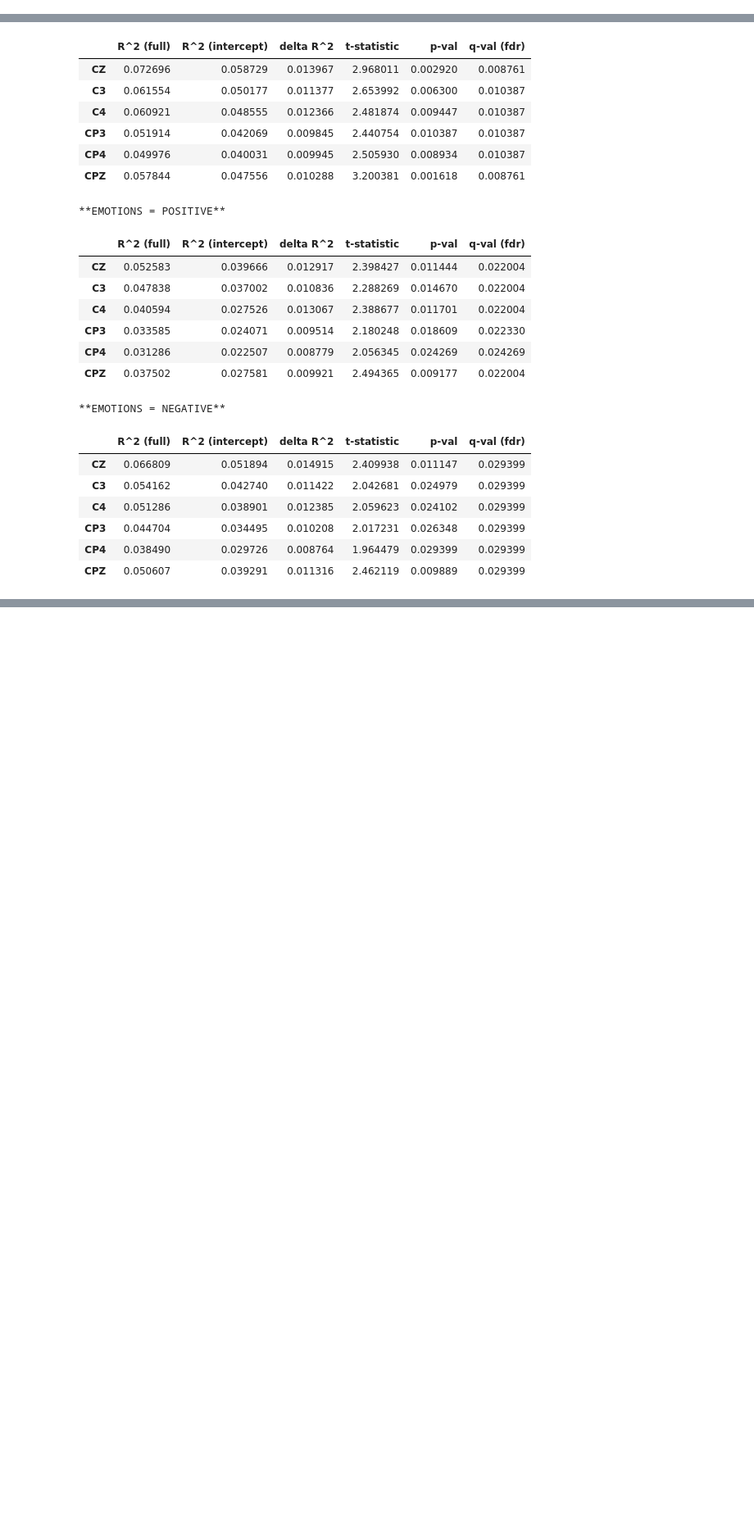
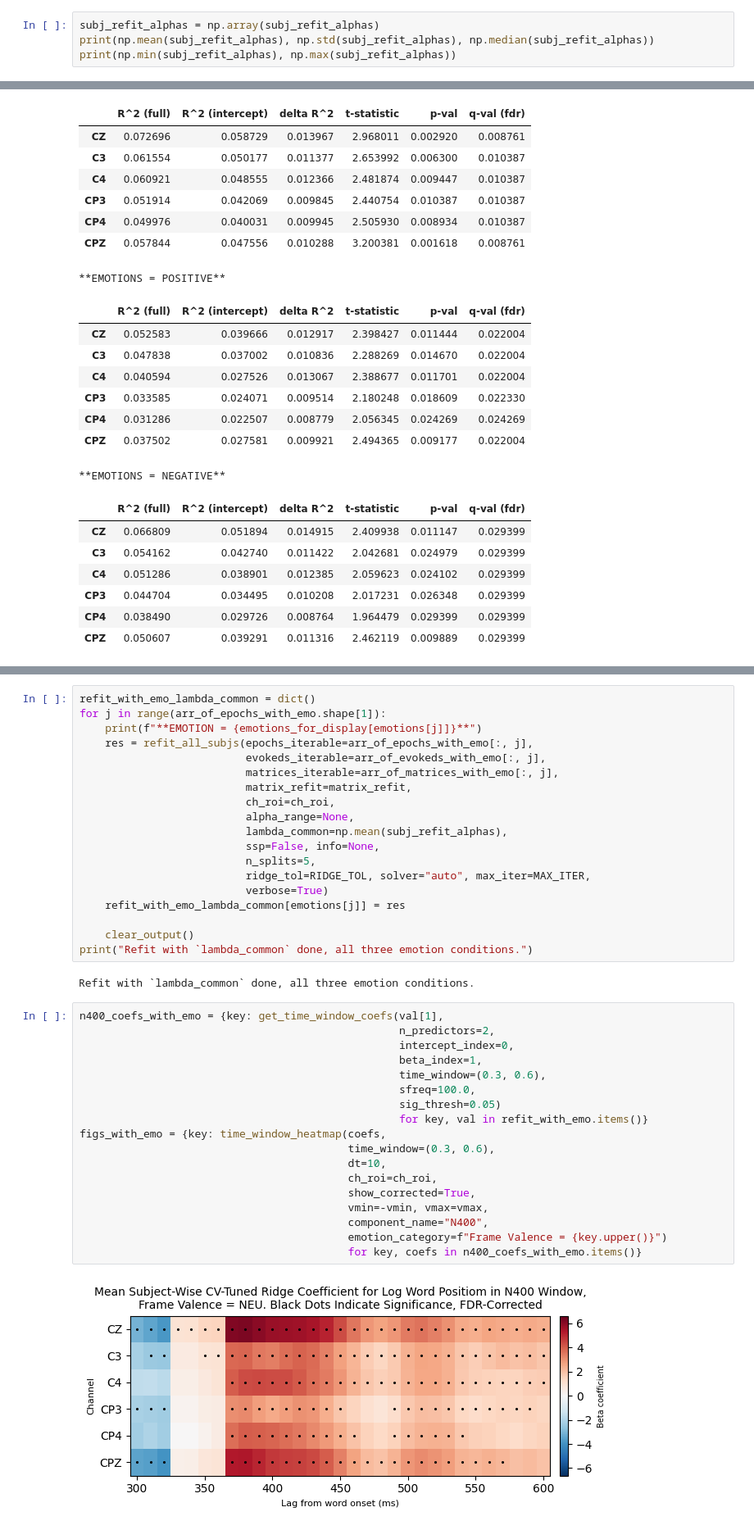
Before and after one commit to amandalin047/Updating_rERP_2023, a Jupyter notebook: deconvolution/deconv_v4.ipynb, the cells around one changed output, grey strips where cells are left out. Shown at 82% size. Drawn from its saved outputs; the diff is of its cells as text; blank space fills up the shorter version.

```diff
--- a/deconvolution/deconv_v4.ipynb
+++ b/deconvolution/deconv_v4.ipynb
@@ -440,2 +446,6 @@ Refit per-subject best alpha:
 [figure]
 [figure]
+# %%
+subj_refit_alphas = np.array(subj_refit_alphas)
+print(np.mean(subj_refit_alphas), np.std(subj_refit_alphas), np.median(subj_refit_alphas))
+print(np.min(subj_refit_alphas), np.max(subj_refit_alphas))
@@ -629,0 +675,41 @@ for key, df in improve_dfs_with_emo.items():
+# %%
+refit_with_emo_lambda_common = dict()
+for j in range(arr_of_epochs_with_emo.shape[1]):
+    print(f"**EMOTION = {emotions_for_display[emotions[j]]}**")
+    res = refit_all_subjs(epochs_iterable=arr_of_epochs_with_emo[:, j],
+                          evokeds_iterable=arr_of_evokeds_with_emo[:, j],
+                          matrices_iterable=arr_of_matrices_with_emo[:, j],
+                          matrix_refit=matrix_refit,
+                          ch_roi=ch_roi,
+                          alpha_range=None,
+                          lambda_common=np.mean(subj_refit_alphas),
+                          ssp=False, info=None,
+                          n_splits=5,
+                          ridge_tol=RIDGE_TOL, solver="auto", max_iter=MAX_ITER,
+                          verbose=True)
+    refit_with_emo_lambda_common[emotions[j]] = res
+
+    clear_output()
+print("Refit with `lambda_common` done, all three emotion conditions.")
+# %% [output]
+Refit with `lambda_common` done, all three emotion conditions.
+# %%
+n400_coefs_with_emo = {key: get_time_window_coefs(val[1],
+                                                  n_predictors=2,
+                                                  intercept_index=0,
+                                                  beta_index=1,
+                                                  time_window=(0.3, 0.6),
+                                                  sfreq=100.0,
+                                                  sig_thresh=0.05)
+                                                  for key, val in refit_with_emo.items()}
+figs_with_emo = {key: time_window_heatmap(coefs,
+                                          time_window=(0.3, 0.6),
+                                          dt=10,
+                                          ch_roi=ch_roi,
+                                          show_corrected=True,
+                                          vmin=-vmin, vmax=vmax,
+                                          component_name="N400",
+                                          emotion_category=f"Frame Valence = {key.upper()}")
+                                          for key, coefs in n400_coefs_with_emo.items()}
+# %% [output]
+[figure, added]
```
Also changed, not shown: parts of 11 cells of this notebook, 1 other file.
